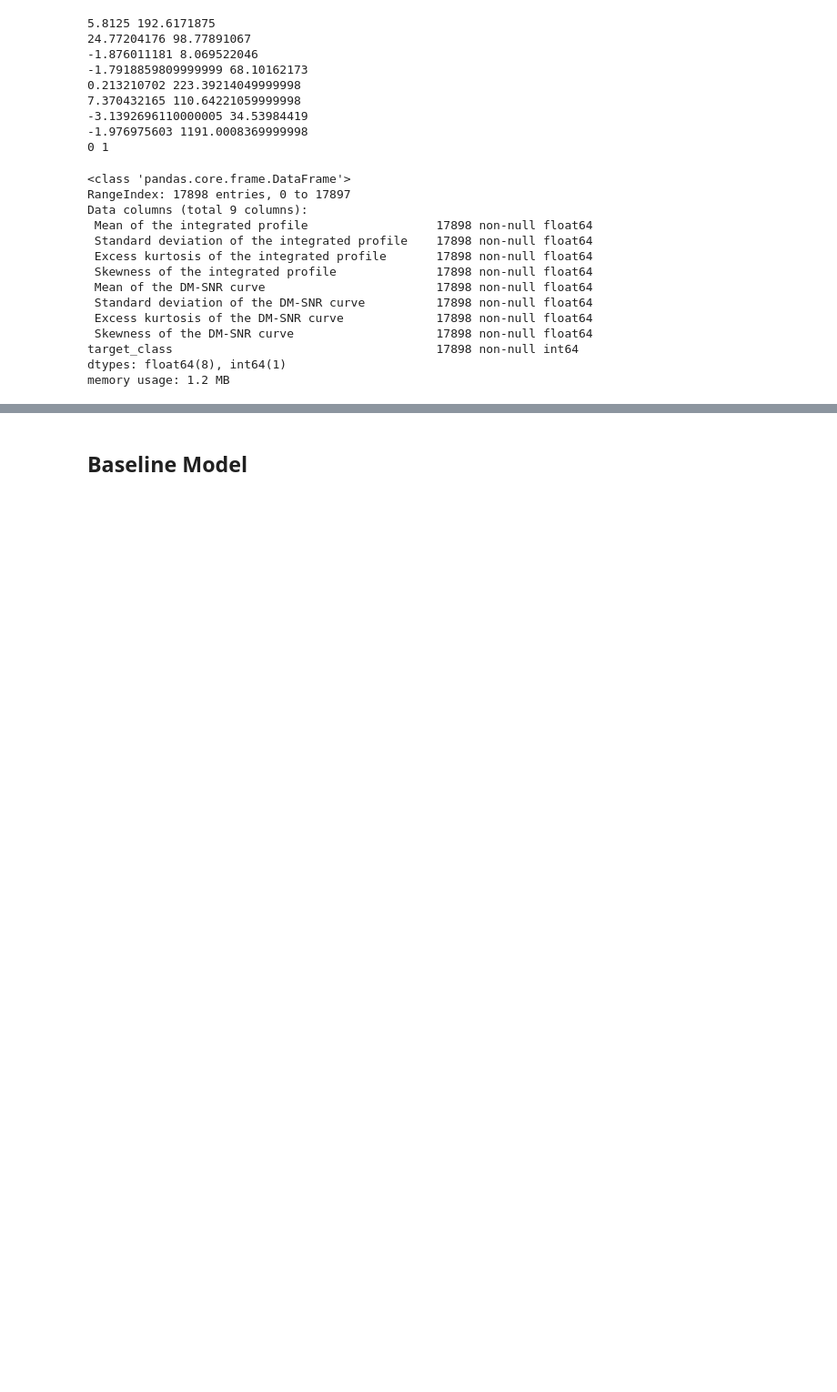
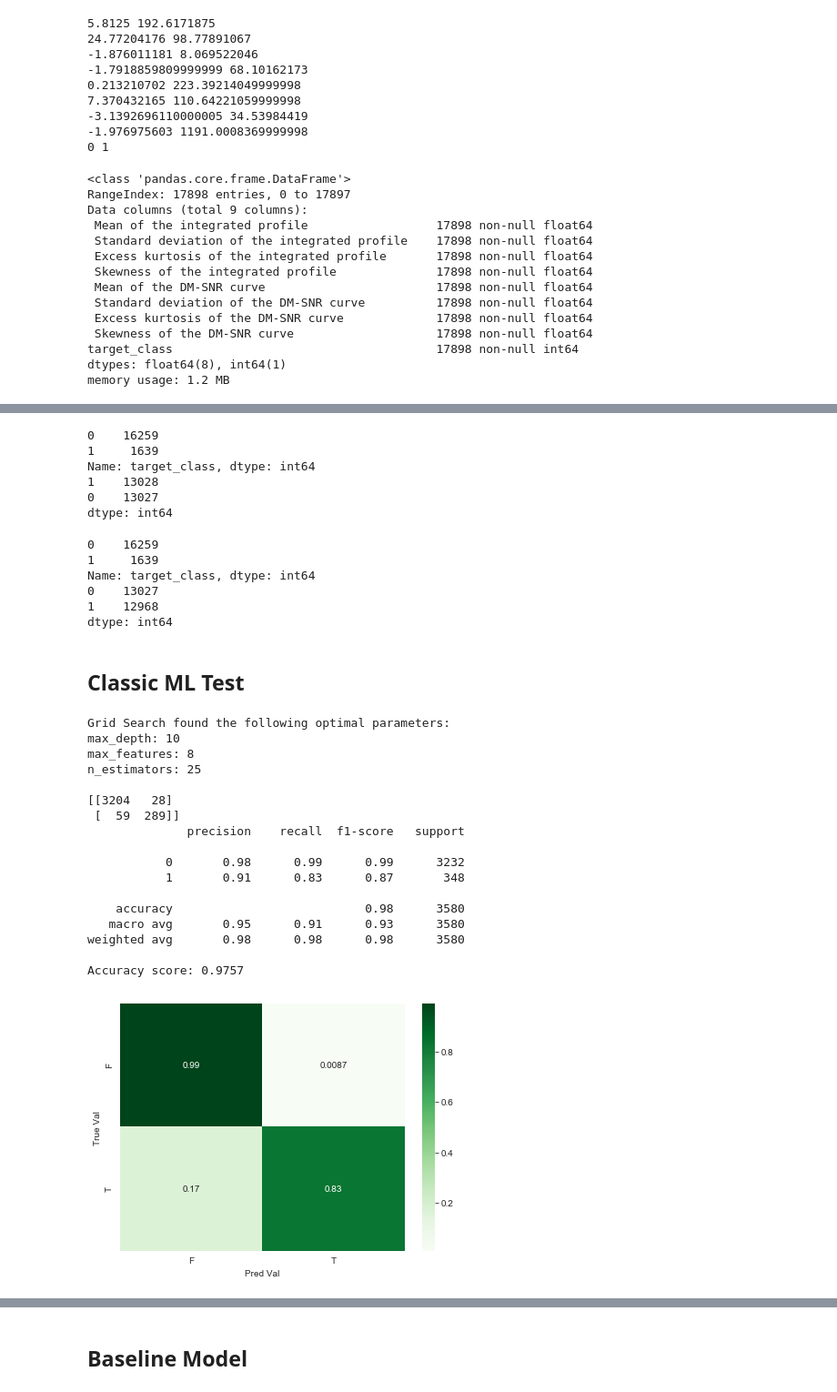
Before and after one commit to zapatos24/Pulsar_Star_Classification, a Jupyter notebook: jeremy-wip-notebook.ipynb, the cells around one changed output, grey strips where cells are left out. Shown: that part at 91% size. Drawn from its saved outputs; the diff is of its cells as text; code cells hidden in the pictures; blank space fills up the shorter version.

```diff
--- a/jeremy-wip-notebook.ipynb
+++ b/jeremy-wip-notebook.ipynb
@@ -99,0 +130,80 @@ print(scaled_X_train.shape, scaled_X_test.shape)
+# %%
+print(y.value_counts()) #Previous original class distribution
+smote = KMeansSMOTE()
+X_train_resampled, y_train_resampled = smote.fit_sample(X_train, y_train)
+print(pd.Series(y_train_resampled).value_counts()) #Preview synthetic sample class distribution
+# %% [output]
+0    16259
+1     1639
+Name: target_class, dtype: int64
+1    13028
+0    13027
+dtype: int64
+# %%
+print(y.value_counts()) #Previous original class distribution
+adasyn = ADASYN()
+X_train_resampled, y_train_resampled = adasyn.fit_sample(X_train, y_train)
+print(pd.Series(y_train_resampled).value_counts()) #Preview synthetic sample class distribution
+# %% [output]
+0    16259
+1     1639
+Name: target_class, dtype: int64
+0    13027
+1    12968
+dtype: int64
+# %% [markdown]
+## Classic ML Test
+# %%
+def grid_search_classifier(clf, param_grid, X_train, X_test, y_train, y_test, scoring='f1_weighted'):
+    grid_clf = GridSearchCV(clf, param_grid, scoring=scoring)
+    grid_clf.fit(X_train, y_train)
+
+    best_parameters = grid_clf.best_params_
+
+    print("Grid Search found the following optimal parameters: ")
+    for param_name in sorted(best_parameters.keys()):
+        print("%s: %r" % (param_name, best_parameters[param_name]))
+
+    y_pred = grid_clf.predict(X_test)
+
+    print()
+    print(confusion_matrix(y_test, y_pred))
+    print(classification_report(y_test, y_pred))
+    print('Accuracy score:', round(accuracy_score(y_test, y_pred), 4))
+
+    cm = confusion_matrix(y_test, y_pred)
+    df_cm = pd.DataFrame(cm.astype('float') / cm.sum(axis=1)[:, np.newaxis],
+                         index=['F', 'T'],
+                         columns=['F', 'T'])
+    plt.figure(figsize=(7, 5))
+    sns.heatmap(df_cm, annot=True, cmap='Greens')
+    plt.xlabel('Pred Val')
+    plt.ylabel('True Val')
+    plt.show()
+    return grid_clf
+# %%
+param_grid = {'max_depth': [3, 5, 10, 15],
+              'max_features': [2, 5, 8],
+              'n_estimators': [10, 25, 50, 100, 250]
+             }
+# %%
+rf_grid_clf = grid_search_classifier(RandomForestClassifier(), param_grid, X_train, X_test, y_train, y_test)
+# %% [output]
+Grid Search found the following optimal parameters:
+max_depth: 10
+max_features: 8
+n_estimators: 25
+
+[[3204   28]
+ [  59  289]]
+              precision    recall  f1-score   support
+
+           0       0.98      0.99      0.99      3232
+           1       0.91      0.83      0.87       348
+
+    accuracy                           0.98      3580
+   macro avg       0.95      0.91      0.93      3580
+weighted avg       0.98      0.98      0.98      3580
+
+Accuracy score: 0.9757
+[figure, added]
```
Also changed, not shown: parts of 23 cells of this notebook, 2 other files.
